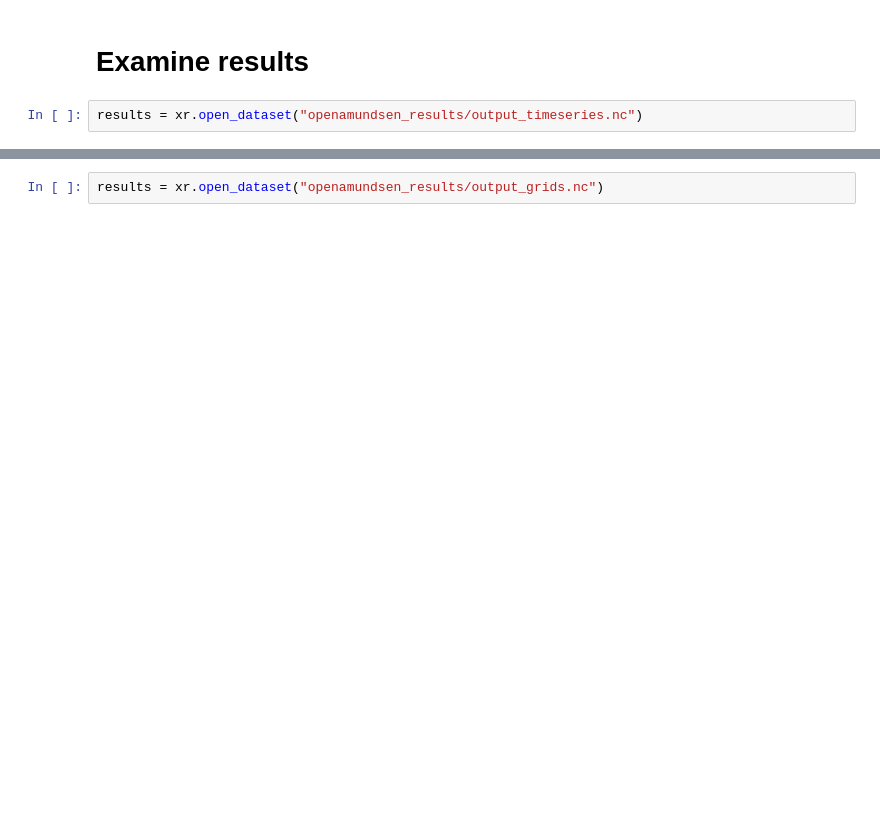
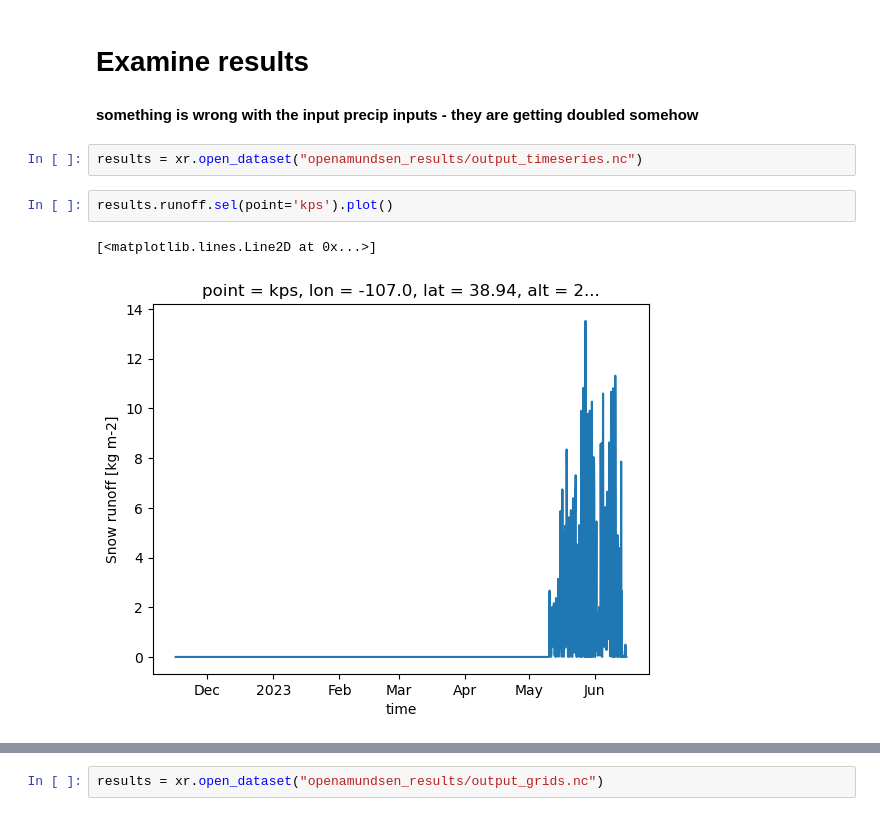
Before and after one commit to Mountain-Hydrology-Research-Group/snow-hydrology, a Jupyter notebook: modules/lab8/open_amundsen_run.ipynb, the cells around one changed output, grey strips where cells are left out. Drawn from its saved outputs; the diff is of its cells as text; blank space fills up the shorter version.

```diff
--- a/modules/lab8/open_amundsen_run.ipynb
+++ b/modules/lab8/open_amundsen_run.ipynb
@@ -26,4 +46,11 @@ ls openamundsen_results/
 # %% [markdown]
 # Examine results
+# %% [markdown]
+**something is wrong with the input precip inputs - they are getting doubled somehow**
 # %%
 results = xr.open_dataset("openamundsen_results/output_timeseries.nc")
+# %%
+results.runoff.sel(point='kps').plot()
+# %% [output]
+[<matplotlib.lines.Line2D at 0x...>]
+[figure, added]
```
Also changed, not shown: parts of 10 cells of this notebook, 3 other files.
